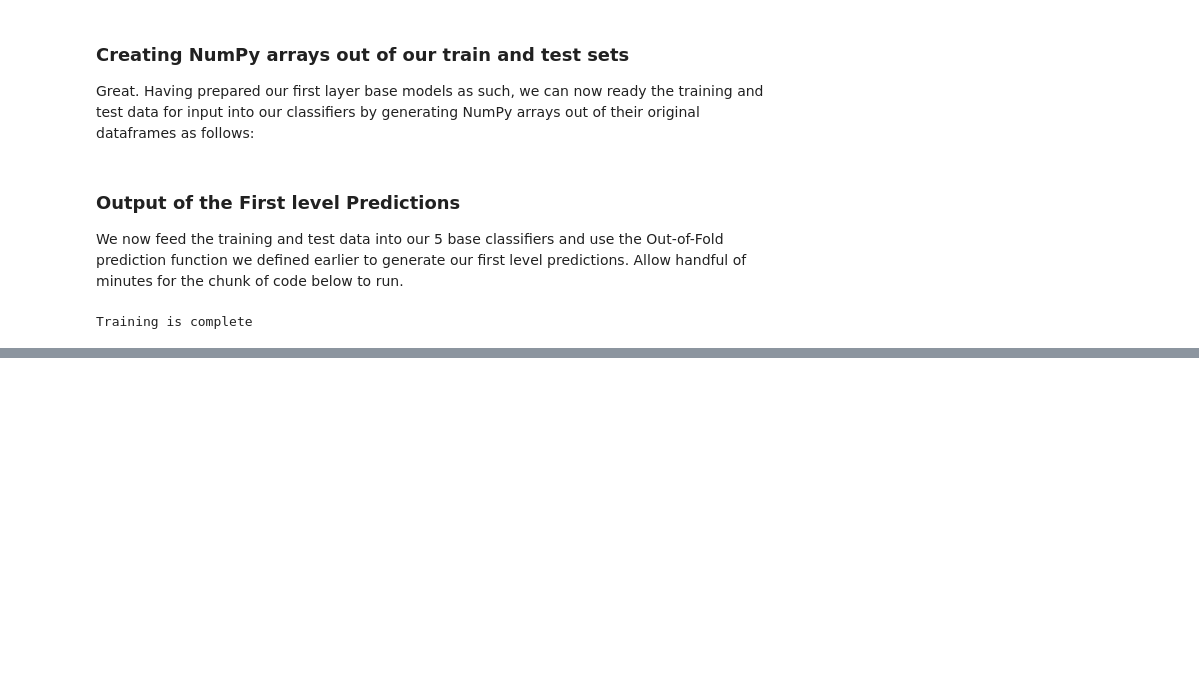
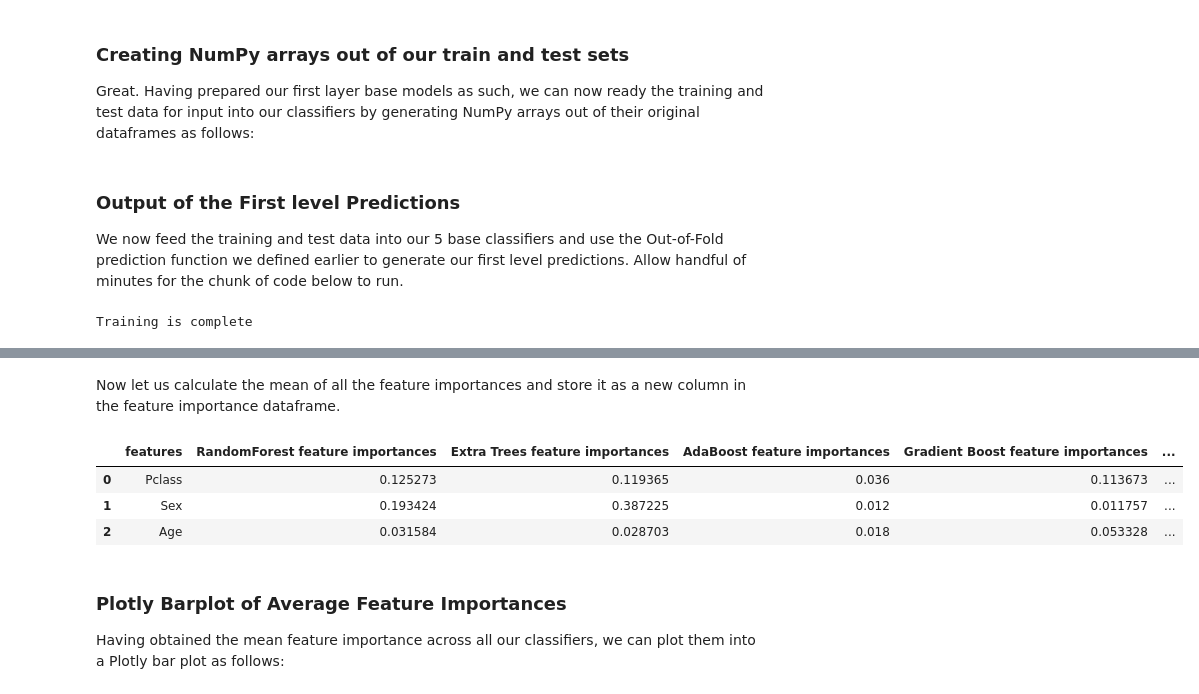
Before and after one commit to WinterBlue16/Kaggle, a Jupyter notebook: Kaggle_study/kernel05_Introduction to Ensembling, Stacking in Python.ipynb, the cells around one changed output, grey strips where cells are left out. Saved outputs shown, nothing was run; the diff lists cells and outputs as text; code cells hidden in the pictures; blank space fills up the shorter version.

```diff
--- a/Kaggle_study/kernel05_Introduction to Ensembling, Stacking in Python.ipynb
+++ b/Kaggle_study/kernel05_Introduction to Ensembling, Stacking in Python.ipynb
@@ -353,0 +374,8 @@ Training is complete
+# %%
+rf_features = [0.12527344, 0.19342421, 0.03158353, 0.0199223,  0.07205608, 0.02405054,
+ 0.10850387, 0.06294621, 0.06934241, 0.0132419, 0.2796555 ]
+et_features = [0.11936539, 0.38722478, 0.02870269, 0.01695553, 0.05528744, 0.02847931,
+ 0.04817859, 0.08301226, 0.0450509,  0.02208294, 0.16566017]
+ada_features = [0.036, 0.012, 0.018, 0.066, 0.034, 0.008, 0.696, 0.014, 0.046, 0.004, 0.066]
+gb_features = [0.11367258, 0.01175655, 0.05332789, 0.01215142, 0.05266442, 0.02548582,
+ 0.17071139, 0.03800946, 0.08694155, 0.00617367, 0.42910524]
@@ -353,0 +384,8 @@ Training is complete
+# %%
+cols = train.columns.values
+# Create a dataframe with features
+feature_dataframe = pd.DataFrame( {'features': cols,
+                                 'RandomForest feature importances' : rf_features,
+                                 'Extra Trees feature importances' : et_features,
+                                 'AdaBoost feature importances' : ada_features,
+                                 'Gradient Boost feature importances' : gb_features})
@@ -353,0 +556,16 @@ Training is complete
+# %% [markdown]
+Now let us calculate the mean of all the feature importances and store it as a new column in the feature importance dataframe.
+# %%
+# Create the new column containing the average of values
+
+feature_dataframe['mean'] = feature_dataframe.mean(axis=1)
+# axis=1 computes the mean row-wise
+feature_dataframe.head(3)
+# %% [output]
+|  | features | RandomForest feature importances | Extra Trees feature importances | AdaBoost feature importances | Gradient Boost feature importances | ... |
+| 0 | Pclass | 0.125273 | 0.119365 | 0.036 | 0.113673 | ... |
+| 1 | Sex | 0.193424 | 0.387225 | 0.012 | 0.011757 | ... |
+| 2 | Age | 0.031584 | 0.028703 | 0.018 | 0.053328 | ... |
+# %% [markdown]
+### Plotly Barplot of Average Feature Importances
+Having obtained the mean feature importance across all our classifiers, we can plot them into a Plotly bar plot as follows:
```
Also changed, not shown: parts of 23 cells of this notebook, 1 other file.
